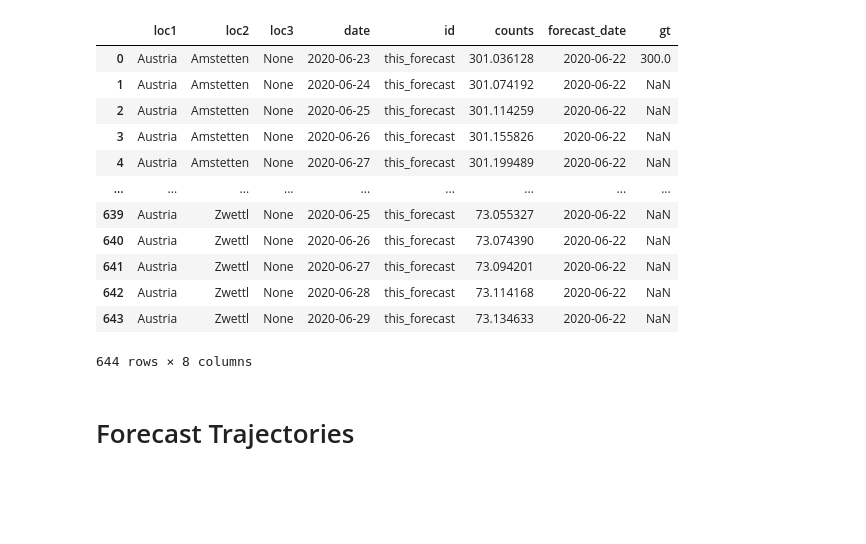
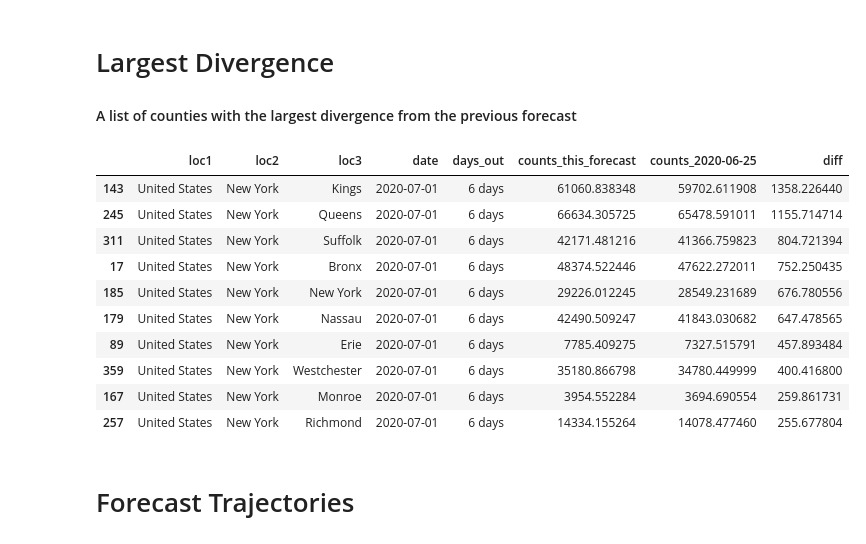
Before and after one commit to facebookresearch/covid19_spread, a Jupyter notebook: notebooks/forecast_template.ipynb, the cells around one changed output. Saved outputs shown, nothing was run; the diff lists cells and outputs as text; code cells hidden in the pictures; blank space fills up the shorter version.

Commit message:
Updating forecast template

```diff
--- a/notebooks/forecast_template.ipynb
+++ b/notebooks/forecast_template.ipynb
@@ -24,6 +24,8 @@ loc_map = {
 # %%
 forecast_pth = '/checkpoint/mattle/covid19/forecasts/nystate/2020_06_11_09_05/forecasts/forecast_best_mae.csv'
 forecast_pth = '/checkpoint/mattle/covid19/forecasts/at/2020_06_22_11_08/forecasts/forecast_best_mae.csv'
+forecast_pth = '/checkpoint/mattle/covid19/forecasts/at/2020_06_25_09_00/forecasts/forecast_best_rmse.csv'
+forecast_pth = '/checkpoint/mattle/covid19/forecasts/nystate/2020_06_25_08_50/forecasts/forecast_best_mae.csv'
 
 forecast_pth = os.environ.get('FORECAST_PTH', forecast_pth)
 
@@ -59,22 +61,34 @@ forecasts['forecast_date'] = forecasts['forecast_date'].dt.date
 group_loc = f'loc{len(loc_map[cfg["region"]])}'
 grouped = forecasts.groupby([group_loc, 'id', 'forecast_date', 'date']).sum().reset_index()
 grouped['color'] = grouped['forecast_date'].apply(str) + '_' + grouped['id']
-# %%
-forecasts
-# %% [output]
-|  | loc1 | loc2 | loc3 | date | id | counts | forecast_date | gt |
-| 0 | Austria | Amstetten | None | 2020-06-23 | this_forecast | 301.036128 | 2020-06-22 | 300.0 |
-| 1 | Austria | Amstetten | None | 2020-06-24 | this_forecast | 301.074192 | 2020-06-22 | NaN |
-| 2 | Austria | Amstetten | None | 2020-06-25 | this_forecast | 301.114259 | 2020-06-22 | NaN |
-| 3 | Austria | Amstetten | None | 2020-06-26 | this_forecast | 301.155826 | 2020-06-22 | NaN |
-| 4 | Austria | Amstetten | None | 2020-06-27 | this_forecast | 301.199489 | 2020-06-22 | NaN |
-| ... | ... | ... | ... | ... | ... | ... | ... | ... |
-| 639 | Austria | Zwettl | None | 2020-06-25 | this_forecast | 73.055327 | 2020-06-22 | NaN |
-| 640 | Austria | Zwettl | None | 2020-06-26 | this_forecast | 73.074390 | 2020-06-22 | NaN |
-| 641 | Austria | Zwettl | None | 2020-06-27 | this_forecast | 73.094201 | 2020-06-22 | NaN |
-| 642 | Austria | Zwettl | None | 2020-06-28 | this_forecast | 73.114168 | 2020-06-22 | NaN |
-| 643 | Austria | Zwettl | None | 2020-06-29 | this_forecast | 73.134633 | 2020-06-22 | NaN |
-644 rows × 8 columns
+# %% [markdown]
+# Largest Divergence
+
+#### A list of counties with the largest divergence from the previous forecast
+# %%
+last_date = forecasts[forecasts['id'] == f'cv_ar']['forecast_date'].max()
+from datetime import date
+locs = [f'loc{i}' for i in range(1, len(loc_map[cfg['region']]) + 2)]
+suffixes = ('_this_forecast', f'_{last_date}')
+df1 = forecasts[forecasts['id'] == 'this_forecast']
+df2 = forecasts[(forecasts['id'] == 'cv_ar') & (forecasts['forecast_date'] == date(2020, 6, 24))]
+x = df1.merge(df2, on=locs + ['date'], suffixes=suffixes)
+x['diff'] = (x['counts_this_forecast'] - x[f'counts_{last_date}']).abs()
+x['days_out'] = x['date'].dt.date - x['forecast_date_this_forecast']
+cols = locs + ['date', 'days_out', 'counts_this_forecast', f'counts_{last_date}', 'diff']
+x.loc[x.groupby(locs)['diff'].idxmax()].sort_values(by='diff', ascending=False)[cols].iloc[:10]
+# %% [output]
+|  | loc1 | loc2 | loc3 | date | days_out | counts_this_forecast | counts_2020-06-25 | diff |
+| 143 | United States | New York | Kings | 2020-07-01 | 6 days | 61060.838348 | 59702.611908 | 1358.226440 |
+| 245 | United States | New York | Queens | 2020-07-01 | 6 days | 66634.305725 | 65478.591011 | 1155.714714 |
+| 311 | United States | New York | Suffolk | 2020-07-01 | 6 days | 42171.481216 | 41366.759823 | 804.721394 |
+| 17 | United States | New York | Bronx | 2020-07-01 | 6 days | 48374.522446 | 47622.272011 | 752.250435 |
+| 185 | United States | New York | New York | 2020-07-01 | 6 days | 29226.012245 | 28549.231689 | 676.780556 |
+| 179 | United States | New York | Nassau | 2020-07-01 | 6 days | 42490.509247 | 41843.030682 | 647.478565 |
+| 89 | United States | New York | Erie | 2020-07-01 | 6 days | 7785.409275 | 7327.515791 | 457.893484 |
+| 359 | United States | New York | Westchester | 2020-07-01 | 6 days | 35180.866798 | 34780.449999 | 400.416800 |
+| 167 | United States | New York | Monroe | 2020-07-01 | 6 days | 3954.552284 | 3694.690554 | 259.861731 |
+| 257 | United States | New York | Richmond | 2020-07-01 | 6 days | 14334.155264 | 14078.477460 | 255.677804 |
 # %% [markdown]
 # Forecast Trajectories
 # %%
```
Also changed, not shown: parts of 2 cells of this notebook.
